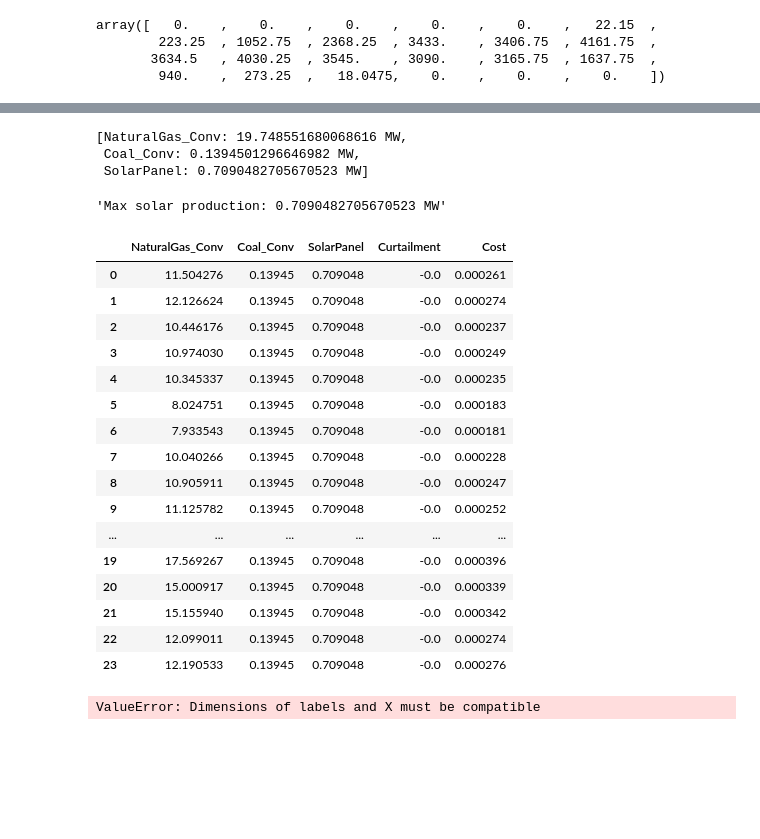
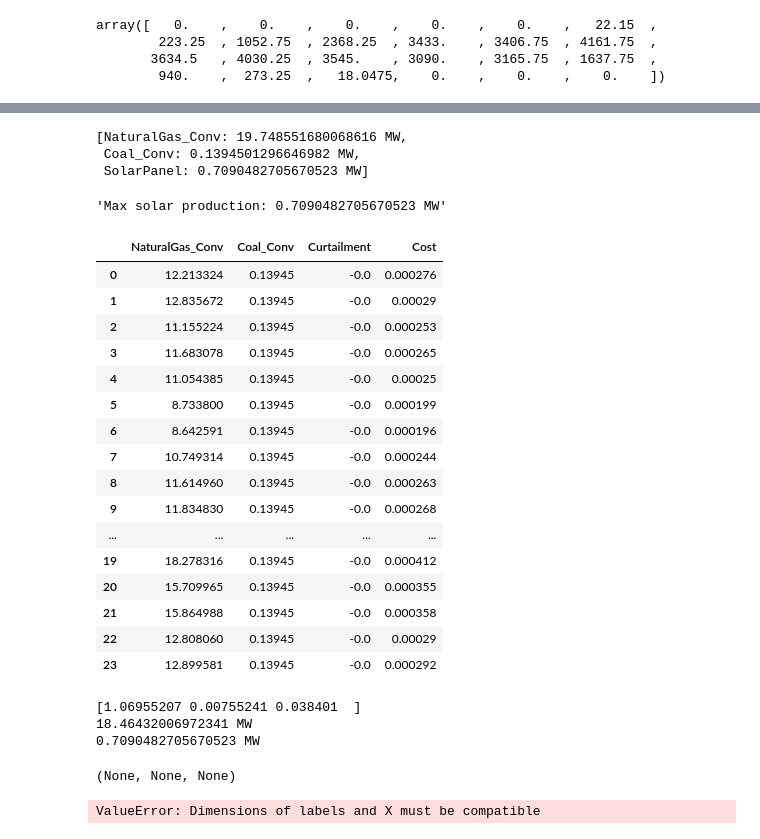
Before and after one commit to ceserz2/notebooks, a Jupyter notebook: uiuc_energy_mix.ipynb, the cells around one changed output, grey strips where cells are left out. Cells and saved outputs as stored; diff of their text form; code cells hidden in the pictures; blank space fills up the shorter version.

```diff
--- a/UIUC ENERGY MIX.ipynb
+++ b/uiuc_energy_mix.ipynb
@@ -136,40 +146,47 @@ The simulation took 4.621 minutes.
 # %%
 technologies = []
 for X,tech in zip(res.X,problem.technology_list):
     tech.capacity = X*problem.max_demand
     technologies.append(tech)
 display(technologies)
 # normalize the solar energy array
 solar_ener = (solar_ener / solar_ener.max()) * res.X[2]*problem.max_demand
 net_dem = demand*MW - solar_ener
 display(f"Max solar production: {solar_ener.max()}")
 
-model = DispatchModel(technology_list=[technologies[0],technologies[1],technologies[2]],
+model = DispatchModel(technology_list=[technologies[0],technologies[1]],
                       net_demand=net_dem)
 model.solve(solver=solver)
 model.results
 # %% [output]
 [NaturalGas_Conv: 19.748551680068616 MW,
  Coal_Conv: 0.1394501296646982 MW,
  SolarPanel: 0.7090482705670523 MW]
 'Max solar production: 0.7090482705670523 MW'
-|  | NaturalGas_Conv | Coal_Conv | SolarPanel | Curtailment | Cost |
-| 0 | 11.504276 | 0.13945 | 0.709048 | -0.0 | 0.000261 |
-| 1 | 12.126624 | 0.13945 | 0.709048 | -0.0 | 0.000274 |
-| 2 | 10.446176 | 0.13945 | 0.709048 | -0.0 | 0.000237 |
-| 3 | 10.974030 | 0.13945 | 0.709048 | -0.0 | 0.000249 |
-| 4 | 10.345337 | 0.13945 | 0.709048 | -0.0 | 0.000235 |
-| 5 | 8.024751 | 0.13945 | 0.709048 | -0.0 | 0.000183 |
-| 6 | 7.933543 | 0.13945 | 0.709048 | -0.0 | 0.000181 |
-| 7 | 10.040266 | 0.13945 | 0.709048 | -0.0 | 0.000228 |
-| 8 | 10.905911 | 0.13945 | 0.709048 | -0.0 | 0.000247 |
-| 9 | 11.125782 | 0.13945 | 0.709048 | -0.0 | 0.000252 |
-| ... | ... | ... | ... | ... | ... |
-| 19 | 17.569267 | 0.13945 | 0.709048 | -0.0 | 0.000396 |
-| 20 | 15.000917 | 0.13945 | 0.709048 | -0.0 | 0.000339 |
-| 21 | 15.155940 | 0.13945 | 0.709048 | -0.0 | 0.000342 |
-| 22 | 12.099011 | 0.13945 | 0.709048 | -0.0 | 0.000274 |
-| 23 | 12.190533 | 0.13945 | 0.709048 | -0.0 | 0.000276 |
+|  | NaturalGas_Conv | Coal_Conv | Curtailment | Cost |
+| 0 | 12.213324 | 0.13945 | -0.0 | 0.000276 |
+| 1 | 12.835672 | 0.13945 | -0.0 | 0.00029 |
+| 2 | 11.155224 | 0.13945 | -0.0 | 0.000253 |
+| 3 | 11.683078 | 0.13945 | -0.0 | 0.000265 |
+| 4 | 11.054385 | 0.13945 | -0.0 | 0.00025 |
+| 5 | 8.733800 | 0.13945 | -0.0 | 0.000199 |
+| 6 | 8.642591 | 0.13945 | -0.0 | 0.000196 |
+| 7 | 10.749314 | 0.13945 | -0.0 | 0.000244 |
+| 8 | 11.614960 | 0.13945 | -0.0 | 0.000263 |
+| 9 | 11.834830 | 0.13945 | -0.0 | 0.000268 |
+| ... | ... | ... | ... | ... |
+| 19 | 18.278316 | 0.13945 | -0.0 | 0.000412 |
+| 20 | 15.709965 | 0.13945 | -0.0 | 0.000355 |
+| 21 | 15.864988 | 0.13945 | -0.0 | 0.000358 |
+| 22 | 12.808060 | 0.13945 | -0.0 | 0.00029 |
+| 23 | 12.899581 | 0.13945 | -0.0 | 0.000292 |
+# %%
+print(res.X),print(problem.max_demand),print(tech.capacity)
+# %% [output]
+[1.06955207 0.00755241 0.038401  ]
+18.46432006972341 MW
+0.7090482705670523 MW
+(None, None, None)
 # %%
 from osier import get_tech_names
 with plt.style.context('dark_background'):
```
Also changed, not shown: parts of 2 cells of this notebook, 4 other files.
